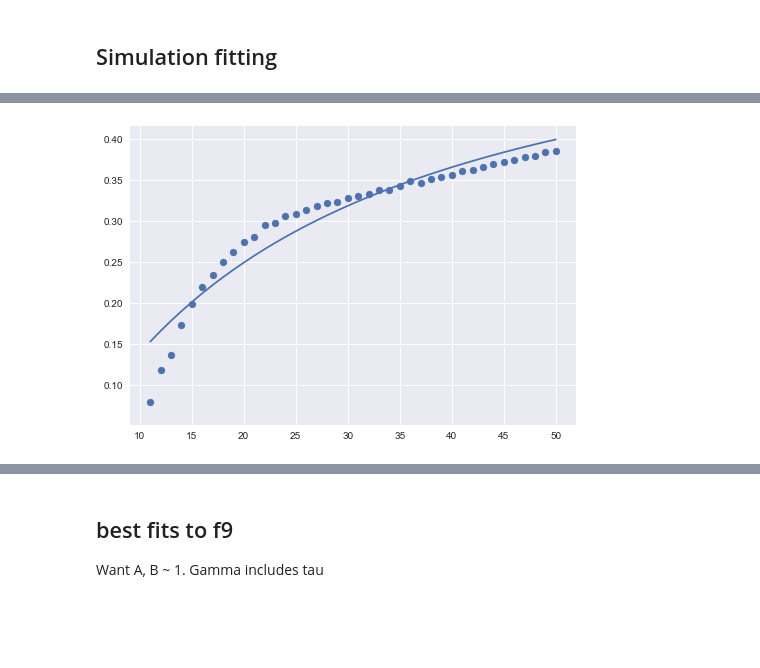
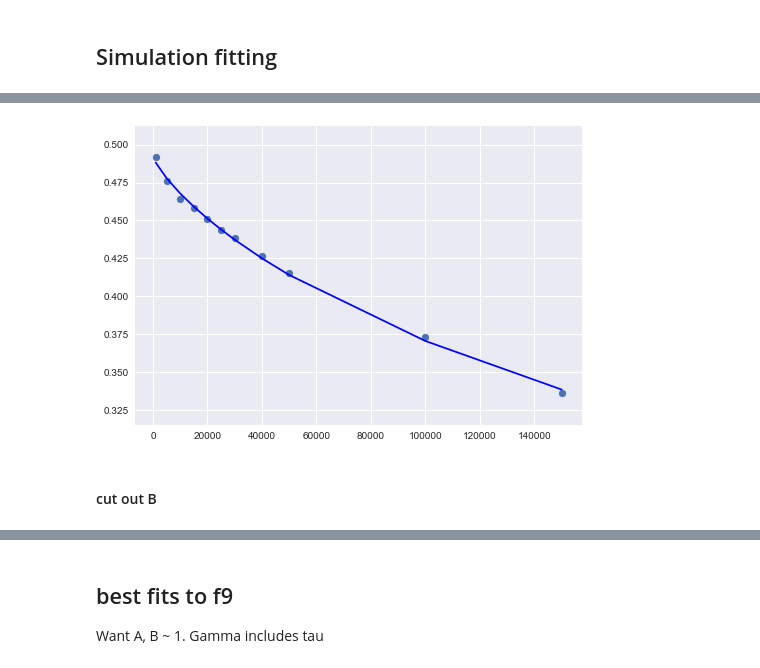
Before and after one commit to cshasha/simulation-analysis, a Jupyter notebook: mps_import.ipynb, the cells around one changed output, grey strips where cells are left out. Cells and saved outputs as stored; diff of their text form; code cells hidden in the pictures; blank space fills up the shorter version.

```diff
--- a/mps_import.ipynb
+++ b/mps_import.ipynb
@@ -82,6 +82,7 @@ eta = []
 Dfifth = []
 Dthird = []
 ms = []
+K = []
 
 for f in os.listdir('MPS-march'):
     if f[-5] == "F":
@@ -124,6 +125,7 @@ for f in os.listdir('MPS-march'):
         moment = np.append(filedata[1:,1], filedata[1:,4])
         third.append(abs(np.fft.fft(moment)[3]))
         fifth.append(abs(np.fft.fft(moment)[5]))
+        K.append(5000.)
         #phase1.append(np.angle(np.fft.fft(moment)[1]))
         #phase3.append(np.angle(np.fft.fft(moment)[3]))
         datfile = "MPS-march/"+ s[0] + "-" + s[1] + "-" + s[2] + "-" + s[3] + "-_MPS_dat.csv"
@@ -133,7 +135,7 @@ for f in os.listdir('MPS-march'):
 
 data = pd.DataFrame({'frequency': freqs, 'field': fields,'size': size, 'sigma': sigma, \
                      'viscosity': g, 'mannitol': m, 'third': third, 'fifth': fifth, 'label': label, 'hsize': hsize, \
-                     'hlabel': hlabel, 'eta': eta, 'dthird': Dthird, 'dfifth': Dfifth, 'Ms': ms})
+                     'hlabel': hlabel, 'eta': eta, 'dthird': Dthird, 'dfifth': Dfifth, 'Ms': ms,'K': K})
 
 data['5:3'] = data['fifth']/data['third']
 data['D5:3'] = data['dfifth']/data['dthird']
@@ -141,7 +143,7 @@ data['angF'] = 2*np.pi*data['frequency']
 #data['rTime1'] = np.tan(data['phase1']/data['angF'])
 #data['rTime3'] = np.tan(data['phase3']/data['angF'])
 data['tauB'] = data['eta']*np.pi*(power(1e-9*data['hsize'], 3))*(2*kb*temp)**(-1)
-data['tauN'] = calc_neel(data['size'])
+data['tauN'] = calc_neel(data['size'], data['K'])
 data['Vc'] = vol(data['size'])
 # %% [output]
     Line #15 (got 14 columns instead of 24)
@@ -195,7 +197,6 @@ for f in os.listdir('fits'):
         size.append(float(s[0][:-2]))
         fields.append(float(s[1][:-2]))
         freqs.append(int(s[2][:-3])*1000)
-        hsize.append(50.)
         sigma.append(0.1)
         eta.append(8.9e-4)
         moment = filedata[:,1]
@@ -205,13 +206,17 @@ for f in os.listdir('fits'):
             b.append("off")
             if len(s) == 4:
                 K.append(5000.)
+                hsize.append(50.)
         else:
             b.append("on")
             if len(s) == 3:
                 K.append(5000.)
             else:
                 K.append(1000*float(s[3][1:]))
-
+            if len(s) == 5:
+                hsize.append(float(s[4][1:]))
+            else:
+                hsize.append(50.)
 
 
 sdata = pd.DataFrame({'frequency': freqs, 'field': fields,'size': size, 'sigma': sigma, \
@@ -565,10 +610,18 @@ show()
 ## Simulation fitting
 # %%
 model9 = Model(func9, independent_vars=['ratio','h', 'omega','v','ms'])
+model10 = Model(func10, independent_vars=['ratio','h', 'omega','v', 'ms'])
 model11 = Model(func11, independent_vars=['ratio','h', 'omega','v', 'tauB', 'tauN'])
+model12 = Model(func12, independent_vars=['ratio','h', 'omega','v', 'ms'])
+model13 = Model(func13, independent_vars=['ratio','h', 'omega','v', 'ms'])
+model14 = Model(func14, independent_vars=['ratio','h', 'omega','v', 'ms'])
+model15 = Model(func15, independent_vars=['ratio','omega'])
 
-cutdata = sdata[(sdata['size'] == 30.0) & (sdata['b'] == "off") \
-                   & (sdata['frequency'] == 100000) & (sdata['field'] > 10)]
+#cutdata = sdata[(sdata['size'] == 21.0) & (sdata['b'] == "off") \
+#                   & (sdata['frequency'] == 100000) & (sdata['field'] > 10)]
+
+cutdata = sdata[(sdata['size'] == 29.0) & (sdata['b'] == "off") \
+                    & (sdata['field'] == 45) &(sdata['K'] == 5000)]
 
 cutdata.is_copy = True
 #cutdata['5:3'] = [ x + .2 for x in cutdata['5:3'] ]
@@ -577,19 +630,56 @@ model9.set_param_hint('gamma', min=0)
 model9.set_param_hint('A', min=0)
 model9.set_param_hint('B', min=0, max=5)
 
+model10.set_param_hint('gamma', min=0)
+model10.set_param_hint('A', min=0)
+model10.set_param_hint('B', min=0)
+model10.set_param_hint('C', min=0)
+model10.set_param_hint('D', min=0)
+model10.set_param_hint('beta', min=1, max=2.5)
+
 model11.set_param_hint('gamma', min=0)
 
-result = model9.fit(cutdata['5:3'], ratio=cutdata['L5:3'], h=0.001*cutdata['field'], v = cutdata['Vc'], omega = cutdata['angF'], ms = cutdata['Ms'],\
-                     gamma=1e-6, A=1, B=1, nan_policy='omit', method='leastsq')
-#result = model11.fit(cutdata['5:3'], ratio=cutdata['L5:3'], h=0.001*cutdata['field'], v = cutdata['Vc'], omega = cutdata['angF'], \
-#                    tauN = cutdata['tauN'],tauB = cutdata['tauB'], gamma=1, nan_policy='omit', method='leastsq')
+model12.set_param_hint('gamma', min=0)
+model12.set_param_hint('C', min=0)
+model12.set_param_hint('D', min=0)
 
+model13.set_param_hint('A', min=0)
+#model13.set_param_hint('B', max=0)
+
+model14.set_param_hint('A', min=0)
+model14.set_param_hint('gamma', min=1, max=2)
+
+model15.set_param_hint('A', min=0)
+model15.set_param_hint('B', min=0)
+model15.set_param_hint('gamma', min=1, max=2)
+
+#result1 = model9.fit(cutdata['5:3'], ratio=cutdata['L5:3'], h=0.001*cutdata['field'], v = cutdata['Vc'], omega = cutdata['angF'], ms = cutdata['Ms'],\
+#                     gamma=1e-6, A=1, B=1, nan_policy='omit', method='leastsq')
+#result2 = model10.fit(cutdata['5:3'], ratio=cutdata['L5:3'], h=0.001*cutdata['field'], v = cutdata['Vc'], omega = cutdata['angF'], ms = cutdata['Ms'],\
+#                     gamma=1e-6, A=1, B=1, C=1, D=1, nan_policy='omit', method='leastsq')
+#result3 = model12.fit(cutdata['5:3'], ratio=cutdata['L5:3'], h=0.001*cutdata['field'], v = cutdata['Vc'], omega = cutdata['angF'], ms = cutdata['Ms'],\
+#                     gamma=1e-7, C=1, D=1, nan_policy='omit', method='leastsq')
+
+#result = model14.fit(cutdata['5:3'], ratio=cutdata['L5:3'], h=0.001*cutdata['field'], v = cutdata['Vc'], omega = cutdata['angF'], ms = cutdata['Ms'],\
+#                     A = 1e-3, gamma = 1.1, nan_policy='omit', method='leastsq')
+result = model15.fit(cutdata['5:3'], ratio=cutdata['L5:3'], omega = cutdata['angF'],\
+                     A = 1e-3, B = 1, gamma = 1.1, nan_policy='omit', method='leastsq')
+
+#print(result1.values)
+#print(result1.chisqr)
 print(result.values)
 print(result.chisqr)
+#print(result3.values)
+#print(result3.chisqr)
 
-cutdata = cutdata.sort_values(by=['field'])
-scatter(cutdata['field'], cutdata['5:3'])
+cutdata = cutdata.sort_values(by=['frequency'])
+scatter(cutdata['frequency'], cutdata['5:3'])
 #plot(cutdata['field'], func11(ratio=cutdata['L5:3'],h=0.001*cutdata['field'], v = cutdata['Vc'], omega=cutdata['angF'],tauN = cutdata['tauN'],tauB = cutdata['tauB'],**result.values))
-plot(cutdata['field'], func9(ratio=cutdata['L5:3'],h=0.001*cutdata['field'], v = cutdata['Vc'], omega=cutdata['angF'],ms = cutdata['Ms'],**result.values))
+#plot(cutdata['field'], func9(ratio=cutdata['L5:3'],h=0.001*cutdata['field'], v = cutdata['Vc'], omega=cutdata['angF'],ms = cutdata['Ms'],**result1.values),c="m")
+#plot(cutdata['field'], func10(ratio=cutdata['L5:3'],h=0.001*cutdata['field'], v = cutdata['Vc'], omega=cutdata['angF'],ms = cutdata['Ms'],**result2.values),c="b")
+#plot(cutdata['field'], func12(ratio=cutdata['L5:3'],h=0.001*cutdata['field'], v = cutdata['Vc'], omega=cutdata['angF'],ms = cutdata['Ms'],**result3.values),c="g")
+#plot(cutdata['field'], func14(ratio=cutdata['L5:3'],h=0.001*cutdata['field'], v = cutdata['Vc'], omega=cutdata['angF'],ms = cutdata['Ms'],**result.values),c="b")
+plot(cutdata['frequency'], func15(ratio=cutdata['L5:3'],omega=cutdata['angF'],**result.values),c="b")
+
 show()
 # %% [output]
@@ -598 +688 @@ show()
-[figure, old version]
+[figure, new version]
@@ -598,0 +718,2 @@ show()
+# %% [markdown]
+#### cut out B
```
Also changed, not shown: parts of 13 cells of this notebook.
